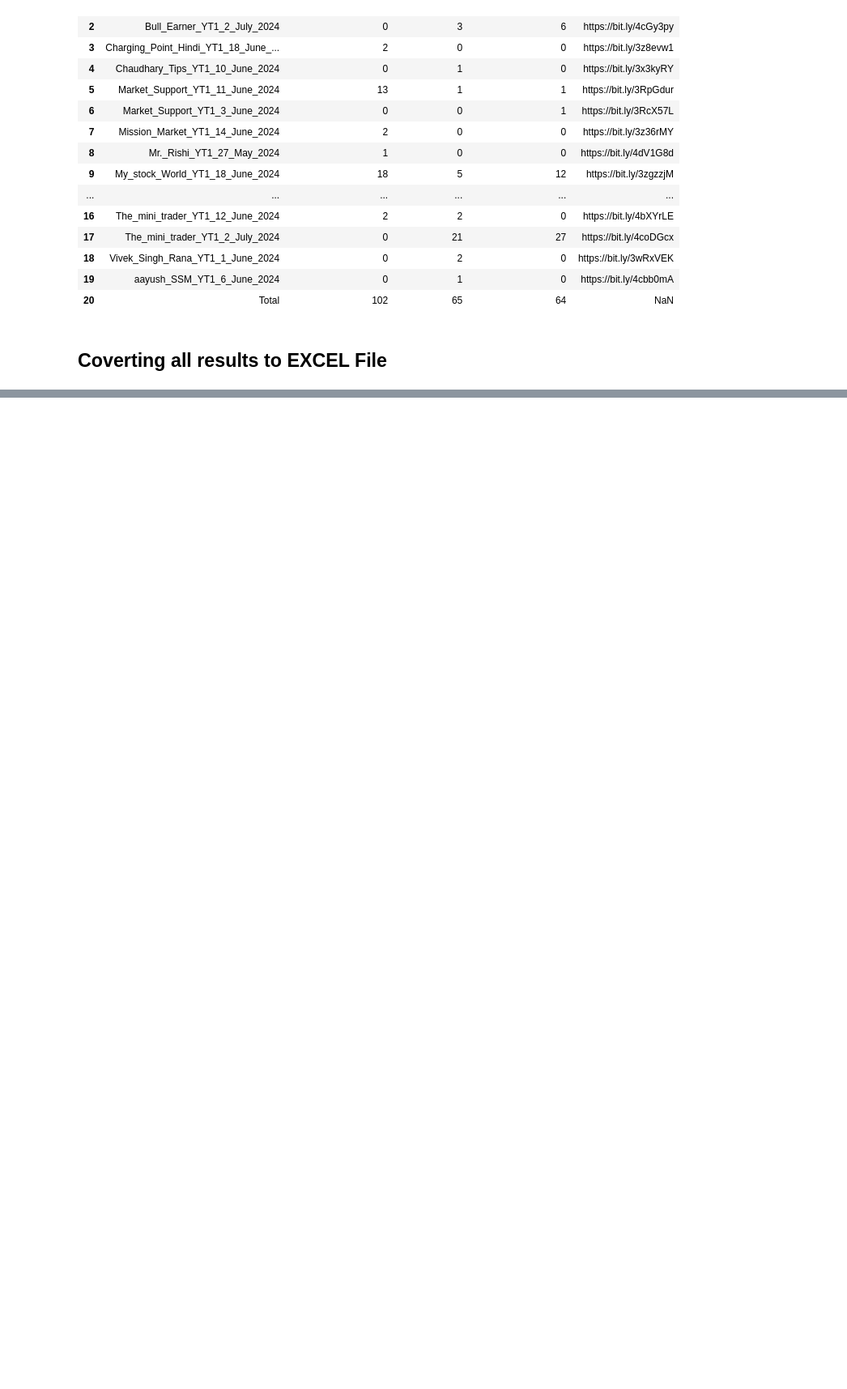
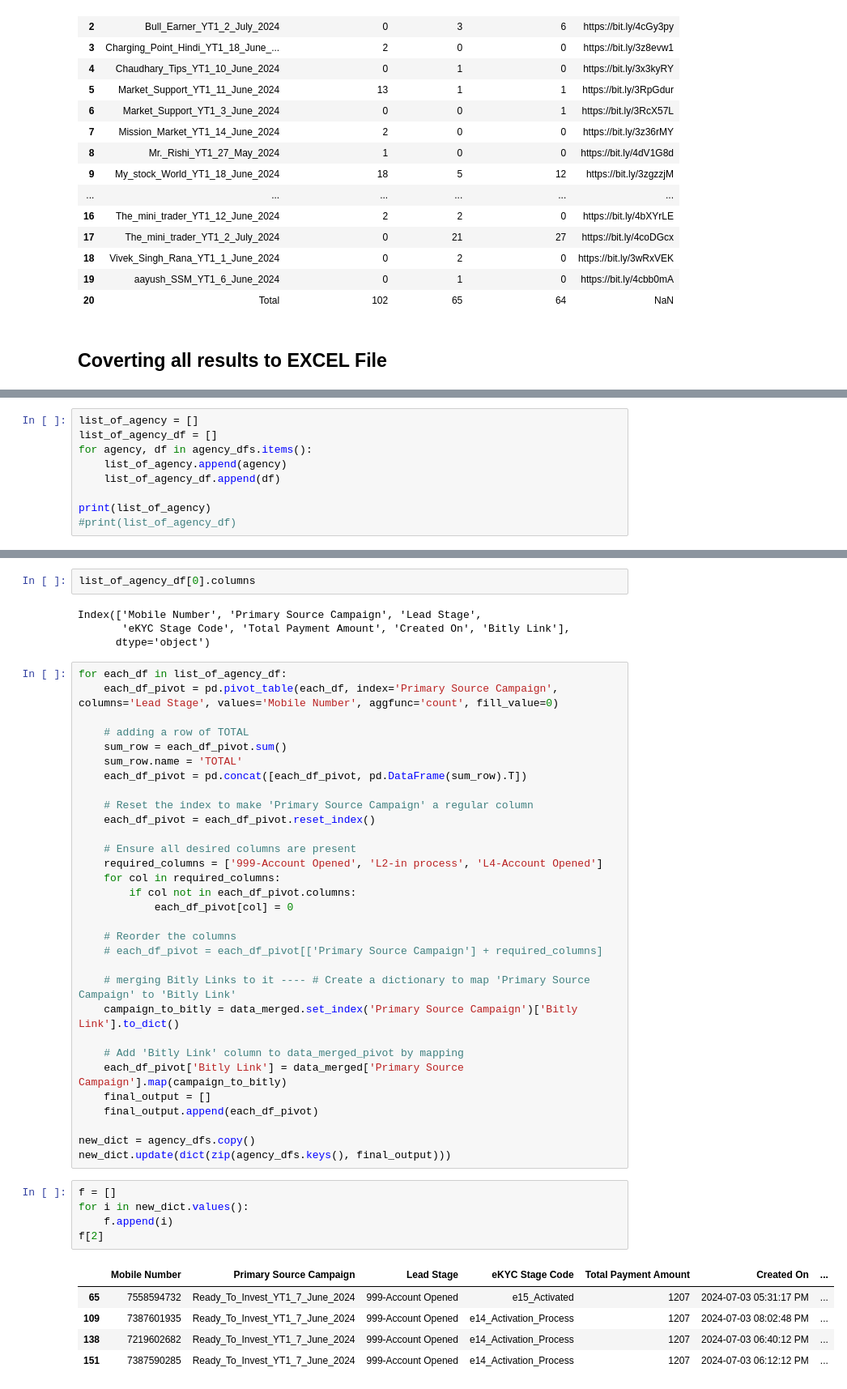
Before and after one commit to sadiq-shaikh-fk/fk-affiliate-avrc, a Jupyter notebook: testing.ipynb, the cells around one changed output, grey strips where cells are left out. Shown at 81% size. Saved outputs shown, nothing was run; the diff lists cells and outputs as text; blank space fills up the shorter version.

Commit message:
agency wise pivot

```diff
--- a/testing.ipynb
+++ b/testing.ipynb
@@ -361,0 +367,9 @@ with pd.ExcelWriter('excel files//output.xlsx', engine='xlsxwriter') as writer:
+# %%
+list_of_agency = []
+list_of_agency_df = []
+for agency, df in agency_dfs.items():
+    list_of_agency.append(agency)
+    list_of_agency_df.append(df)
+
+print(list_of_agency)
+#print(list_of_agency_df)
@@ -361,0 +378,48 @@ with pd.ExcelWriter('excel files//output.xlsx', engine='xlsxwriter') as writer:
+# %%
+list_of_agency_df[0].columns
+# %% [output]
+Index(['Mobile Number', 'Primary Source Campaign', 'Lead Stage',
+       'eKYC Stage Code', 'Total Payment Amount', 'Created On', 'Bitly Link'],
+      dtype='object')
+# %%
+for each_df in list_of_agency_df:
+    each_df_pivot = pd.pivot_table(each_df, index='Primary Source Campaign', columns='Lead Stage', values='Mobile Number', aggfunc='count', fill_value=0)
+
+    # adding a row of TOTAL
+    sum_row = each_df_pivot.sum()
+    sum_row.name = 'TOTAL'
+    each_df_pivot = pd.concat([each_df_pivot, pd.DataFrame(sum_row).T])
+
+    # Reset the index to make 'Primary Source Campaign' a regular column
+    each_df_pivot = each_df_pivot.reset_index()
+
+    # Ensure all desired columns are present
+    required_columns = ['999-Account Opened', 'L2-in process', 'L4-Account Opened']
+    for col in required_columns:
+        if col not in each_df_pivot.columns:
+            each_df_pivot[col] = 0
+
+    # Reorder the columns
+    # each_df_pivot = each_df_pivot[['Primary Source Campaign'] + required_columns]
+
+    # merging Bitly Links to it ---- # Create a dictionary to map 'Primary Source Campaign' to 'Bitly Link'
+    campaign_to_bitly = data_merged.set_index('Primary Source Campaign')['Bitly Link'].to_dict()
+
+    # Add 'Bitly Link' column to data_merged_pivot by mapping
+    each_df_pivot['Bitly Link'] = data_merged['Primary Source Campaign'].map(campaign_to_bitly)
+    final_output = []
+    final_output.append(each_df_pivot)
+
+new_dict = agency_dfs.copy()
+new_dict.update(dict(zip(agency_dfs.keys(), final_output)))
+# %%
+f = []
+for i in new_dict.values():
+    f.append(i)
+f[2]
+# %% [output]
+|  | Mobile Number | Primary Source Campaign | Lead Stage | eKYC Stage Code | Total Payment Amount | Created On | ... |
+| 65 | 7558594732 | Ready_To_Invest_YT1_7_June_2024 | 999-Account Opened | e15_Activated | 1207 | 2024-07-03 05:31:17 PM | ... |
+| 109 | 7387601935 | Ready_To_Invest_YT1_7_June_2024 | 999-Account Opened | e14_Activation_Process | 1207 | 2024-07-03 08:02:48 PM | ... |
+| 138 | 7219602682 | Ready_To_Invest_YT1_7_June_2024 | 999-Account Opened | e14_Activation_Process | 1207 | 2024-07-03 06:40:12 PM | ... |
+| 151 | 7387590285 | Ready_To_Invest_YT1_7_June_2024 | 999-Account Opened | e14_Activation_Process | 1207 | 2024-07-03 06:12:12 PM | ... |
```
Also changed, not shown: parts of 7 cells of this notebook, 1 other file.
